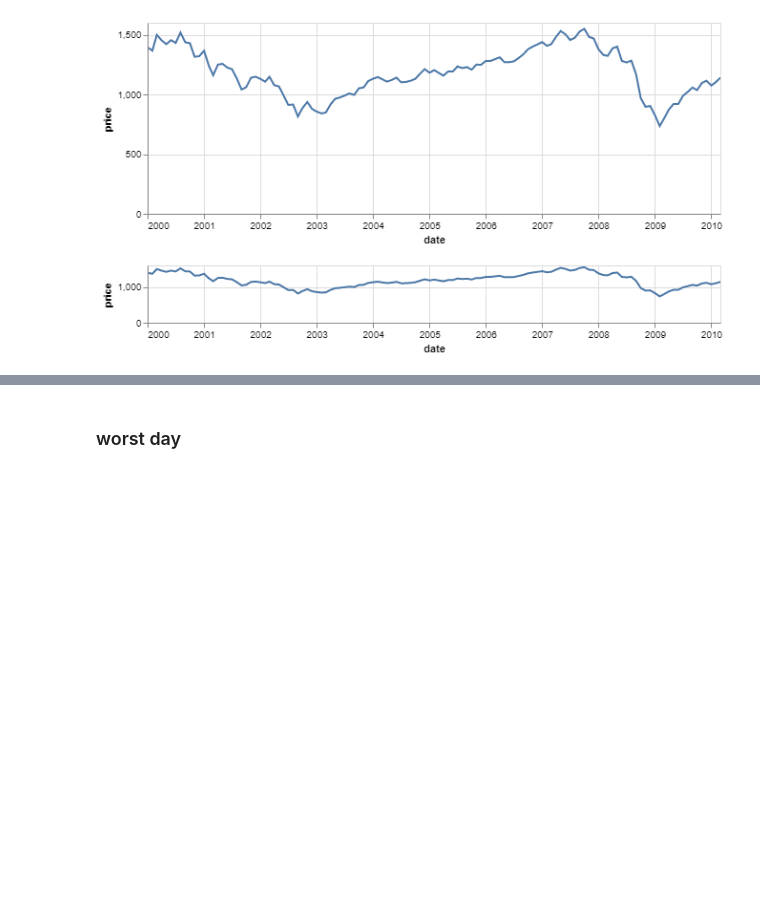
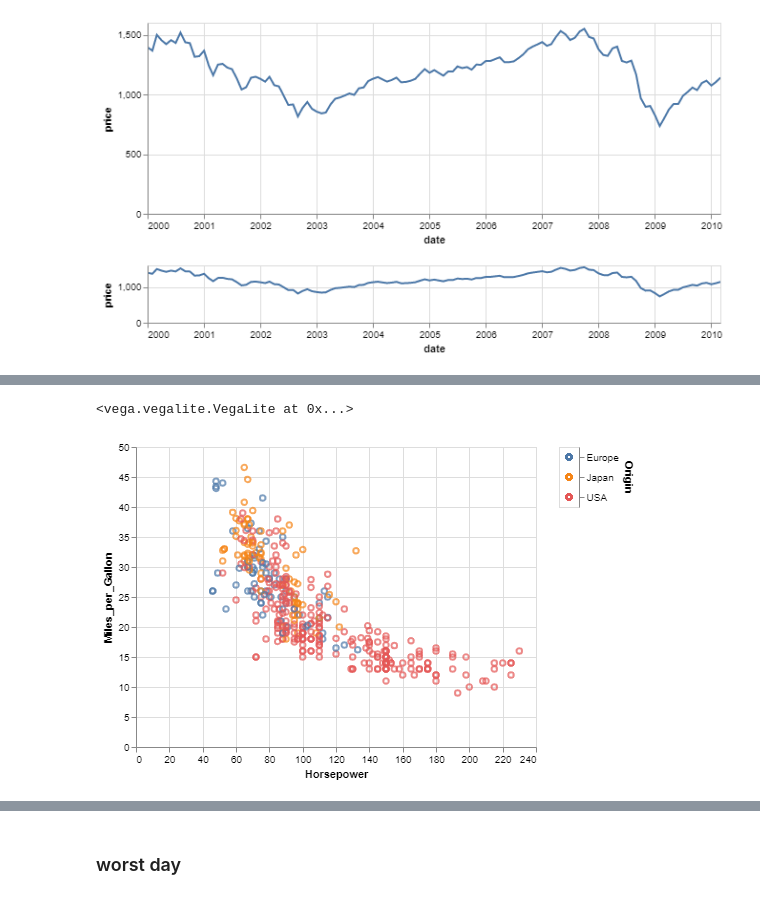
Before and after one commit to Marcelobbr/flood_traffic, a Jupyter notebook: notebooks/weather_exploratory_analysis.ipynb, the cells around one changed output, grey strips where cells are left out. Drawn from its saved outputs; the diff is of its cells as text; code cells hidden in the pictures; blank space fills up the shorter version.

```diff
--- a/notebooks/weather_exploratory_analysis.ipynb
+++ b/notebooks/weather_exploratory_analysis.ipynb
@@ -311,0 +333,24 @@ alt.vconcat(upper, lower)
+# %%
+selection = alt.selection_multi(fields=['Origin'])
+color = alt.condition(selection,
+                      alt.Color('Origin:N', legend=None),
+                      alt.value('lightgray'))
+
+scatter = alt.Chart(cars).mark_point().encode(
+    x='Horsepower:Q',
+    y='Miles_per_Gallon:Q',
+    color=color,
+    tooltip='Name:N'
+)
+
+legend = alt.Chart(cars).mark_point().encode(
+    y=alt.Y('Origin:N', axis=alt.Axis(orient='right')),
+    color=color
+).add_selection(
+    selection
+)
+
+scatter | legend
+# %% [output]
+<vega.vegalite.VegaLite at 0x...>
+[figure, added]
```
Also changed, not shown: parts of 5 cells of this notebook, 1 other file.
